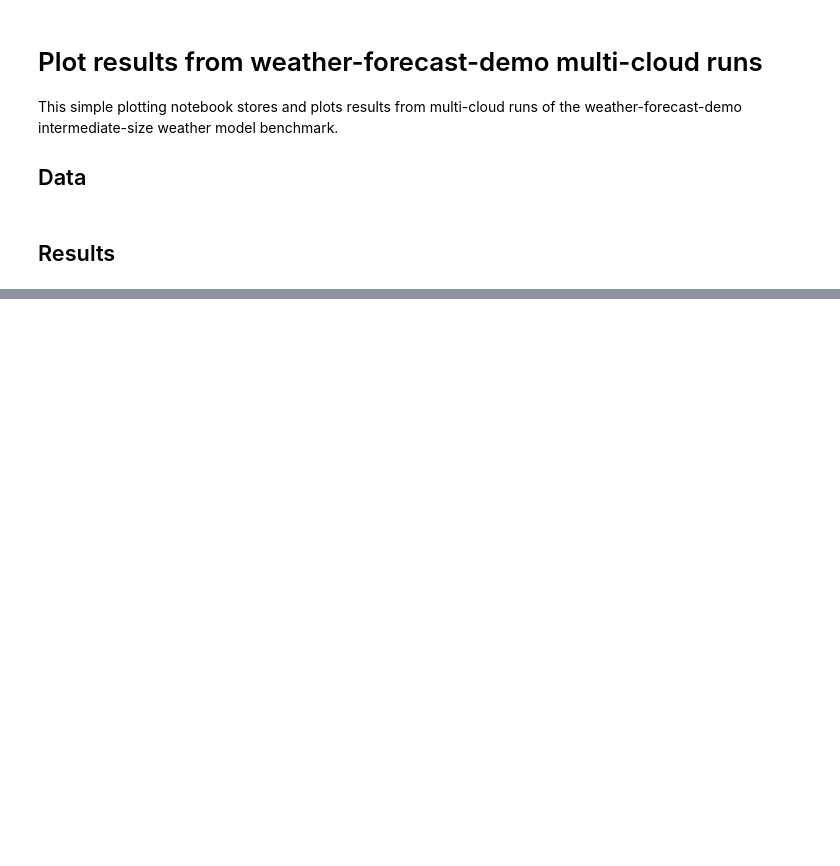
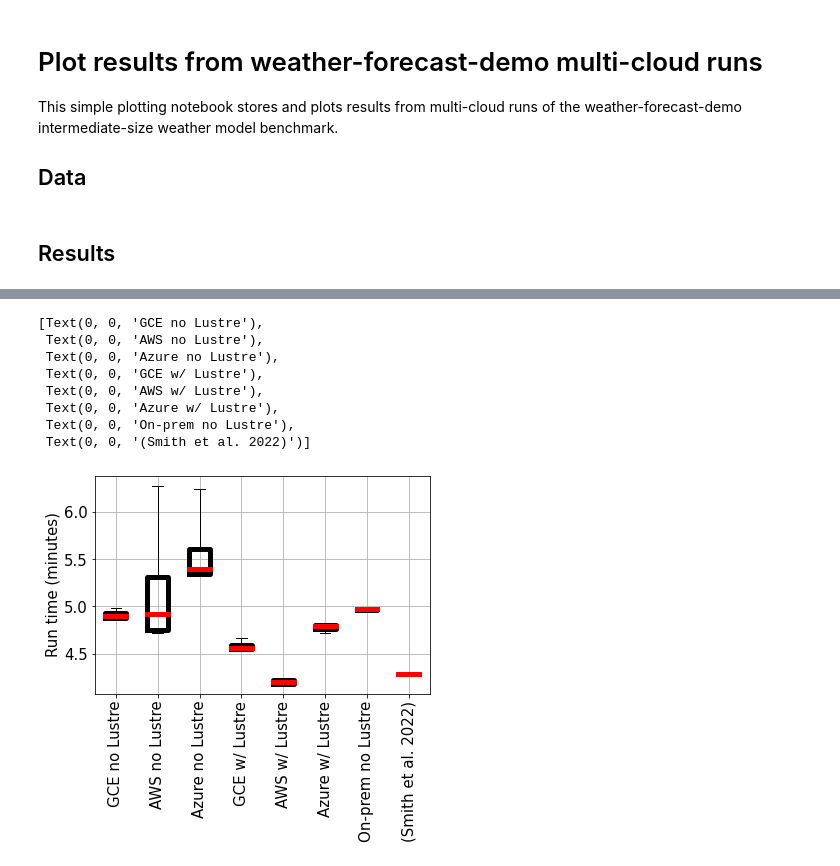
Before and after one commit to parallelworks/weather-cluster-demo, a Jupyter notebook: plot_results.ipynb, the cells around one changed output, grey strips where cells are left out. Cells and saved outputs as stored; diff of their text form; code cells hidden in the pictures; blank space fills up the shorter version.

```diff
--- a/plot_results.ipynb
+++ b/plot_results.ipynb
@@ -51,0 +84,56 @@ ax.grid()
+# %%
+# Box formatting suggestions from: https://matplotlib.org/stable/gallery/statistics/boxplot.html
+flierprops = dict(
+    marker='o',
+    markerfacecolor='green',
+    markersize=12,
+    markeredgecolor='none')
+
+medianlineprops = dict(
+    linestyle='-',
+    linewidth=5,
+    color='red')
+
+boxprops = dict(
+    linestyle='-',
+    linewidth=5,
+    color='black')
+
+# Plot run times
+fig, ax = plt.subplots()
+ax.boxplot([
+    gce_nl,
+    aws_nl,
+    azu_nl,
+    gce_wl,
+    aws_wl,
+    azu_wl,
+    oprem_nl,
+    aws_wl_p],
+    boxprops=boxprops,
+    flierprops=flierprops,
+    medianprops=medianlineprops,
+    whis=(0, 100)
+    )
+ax.set_ylabel('Run time (minutes)')
+ax.grid()
+ax.set_xticklabels(
+    ['GCE no Lustre',
+     'AWS no Lustre',
+     'Azure no Lustre',
+     'GCE w/ Lustre',
+     'AWS w/ Lustre',
+     'Azure w/ Lustre',
+     'On-prem no Lustre',
+     '(Smith et al. 2022)'],
+    rotation=90)
+# %% [output]
+[Text(0, 0, 'GCE no Lustre'),
+ Text(0, 0, 'AWS no Lustre'),
+ Text(0, 0, 'Azure no Lustre'),
+ Text(0, 0, 'GCE w/ Lustre'),
+ Text(0, 0, 'AWS w/ Lustre'),
+ Text(0, 0, 'Azure w/ Lustre'),
+ Text(0, 0, 'On-prem no Lustre'),
+ Text(0, 0, '(Smith et al. 2022)')]
+[figure, added]
```
Also changed, not shown: parts of 3 cells of this notebook.
